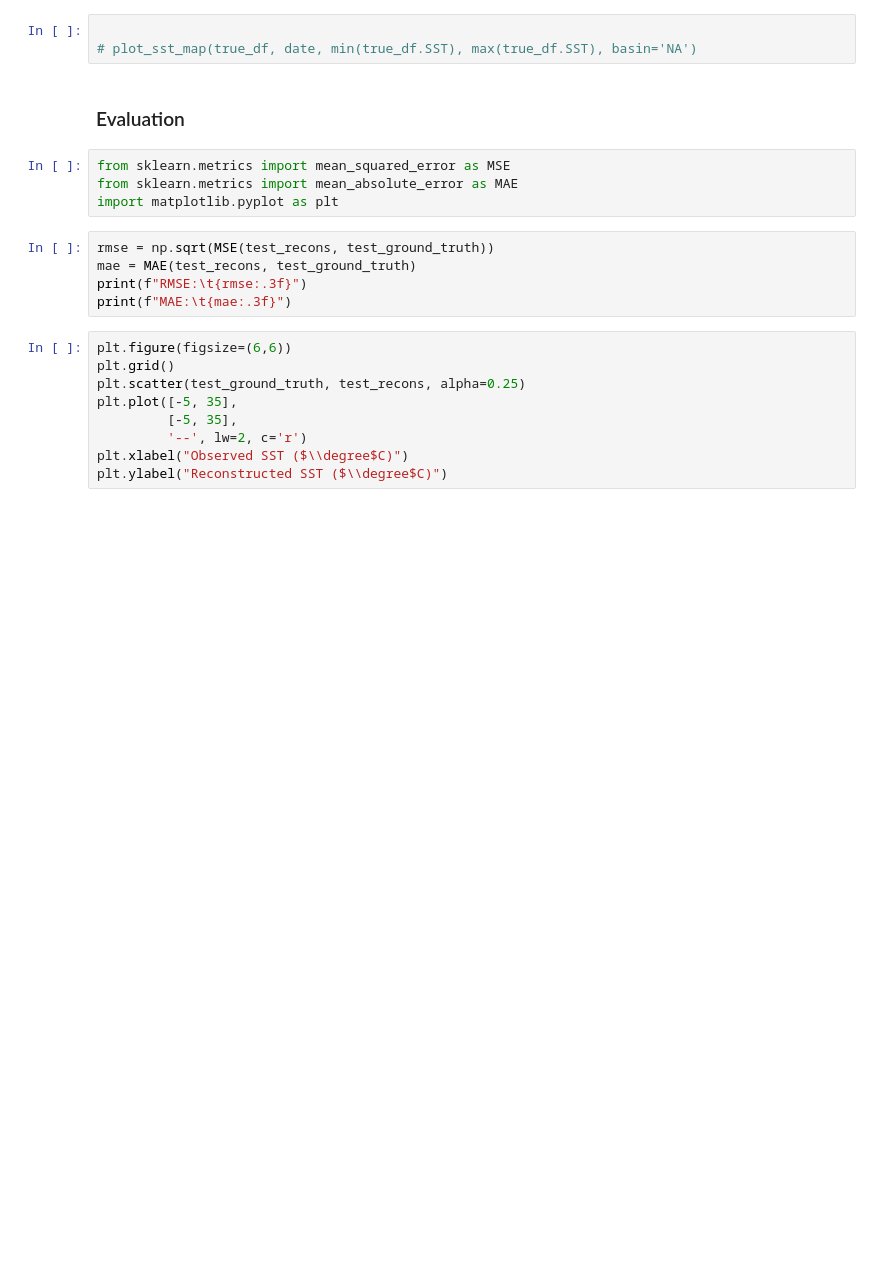
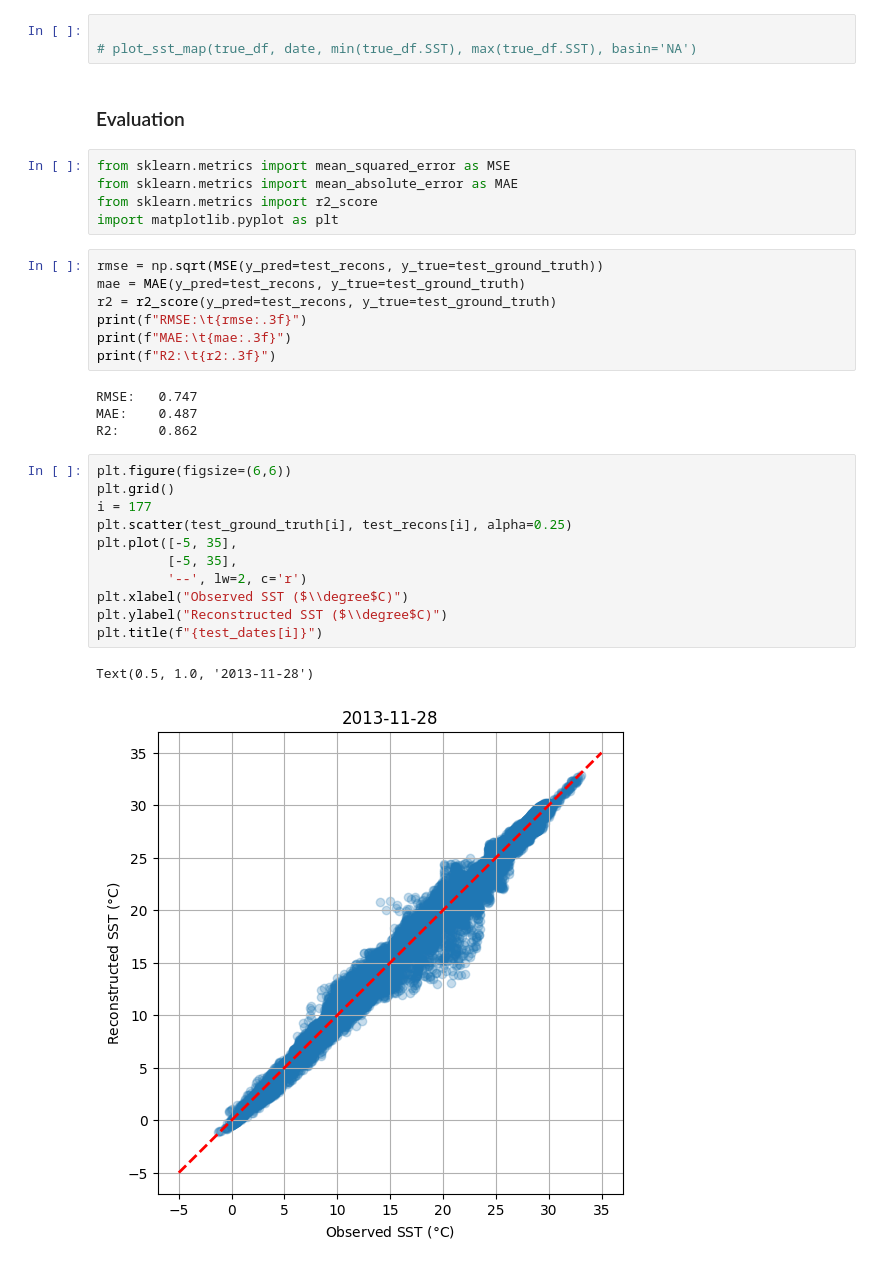
Before and after one commit to abbym-bristol/ME4OH_summer_project, a Jupyter notebook: SHRED_OFAM3_SST_FF.ipynb, the cells around one changed output. Drawn from its saved outputs; the diff is of its cells as text; blank space fills up the shorter version.

```diff
--- a/SHRED_OFAM3_SST_FF.ipynb
+++ b/SHRED_OFAM3_SST_FF.ipynb
@@ -83,21 +112,33 @@ plot_sst_map(recon_df, str(test_dates[0].date()), min_sst=min(recon_df.SST), max
 # %%
 from sklearn.metrics import mean_squared_error as MSE
 from sklearn.metrics import mean_absolute_error as MAE
+from sklearn.metrics import r2_score
 import matplotlib.pyplot as plt
 # %%
-rmse = np.sqrt(MSE(test_recons, test_ground_truth))
-mae = MAE(test_recons, test_ground_truth)
+rmse = np.sqrt(MSE(y_pred=test_recons, y_true=test_ground_truth))
+mae = MAE(y_pred=test_recons, y_true=test_ground_truth)
+r2 = r2_score(y_pred=test_recons, y_true=test_ground_truth)
 print(f"RMSE:\t{rmse:.3f}")
 print(f"MAE:\t{mae:.3f}")
+print(f"R2:\t{r2:.3f}")
+# %% [output]
+RMSE:   0.747
+MAE:    0.487
+R2:     0.862
 # %%
 plt.figure(figsize=(6,6))
 plt.grid()
-plt.scatter(test_ground_truth, test_recons, alpha=0.25)
+i = 177
+plt.scatter(test_ground_truth[i], test_recons[i], alpha=0.25)
 plt.plot([-5, 35],
          [-5, 35],
          '--', lw=2, c='r')
 plt.xlabel("Observed SST ($\\degree$C)")
 plt.ylabel("Reconstructed SST ($\\degree$C)")
+plt.title(f"{test_dates[i]}")
+# %% [output]
+Text(0.5, 1.0, '2013-11-28')
+[figure, added]
 # %%
 difference = test_recons - test_ground_truth
 for i in np.random.choice(range(len(test_recons)), 1):
```
Also changed, not shown: parts of 16 cells of this notebook, 2 other files.
